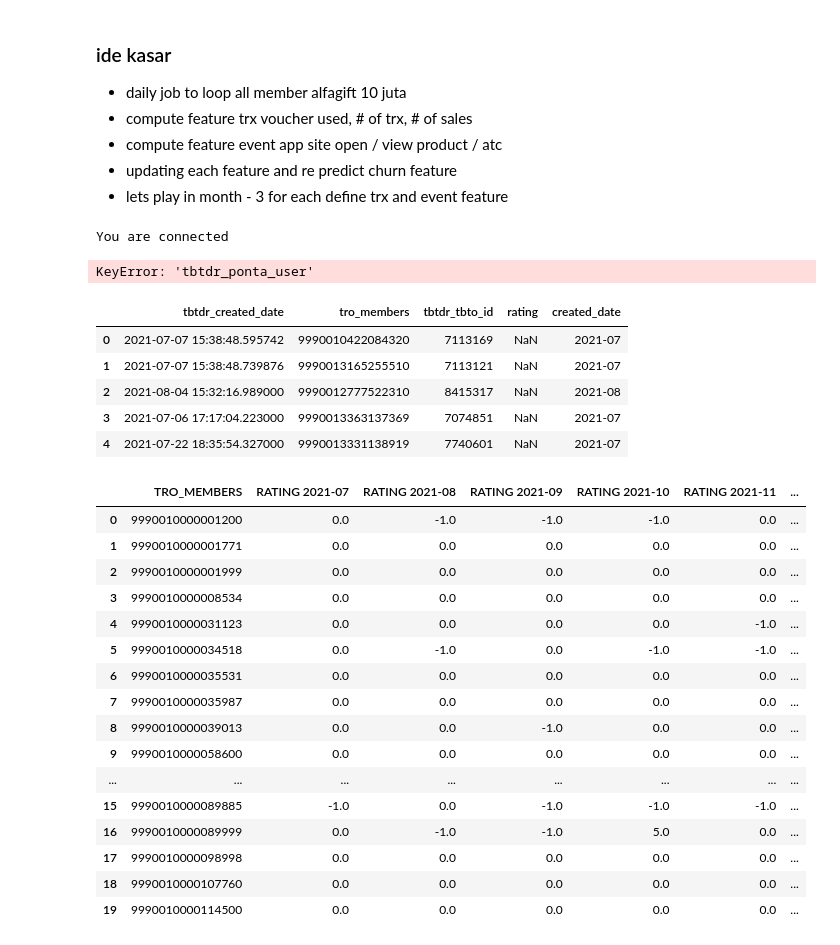
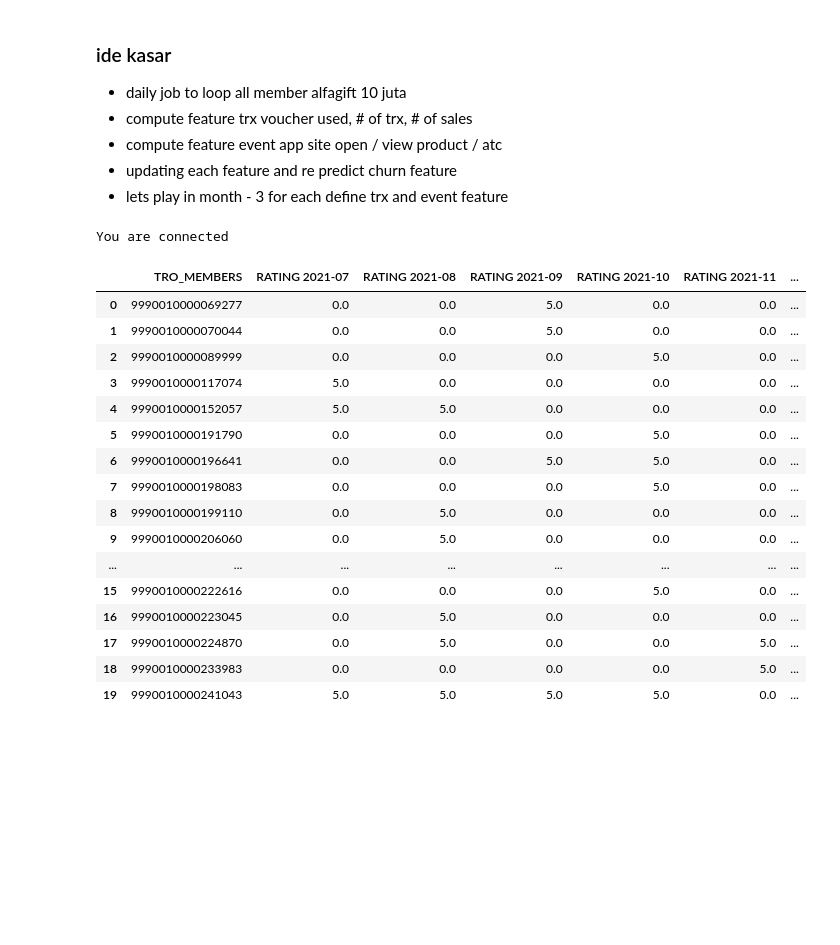
Before and after one commit to trisna26/alfagift_churn, a Jupyter notebook: explore.ipynb, the cells around one changed output. Cells and saved outputs as stored; diff of their text form; code cells hidden in the pictures; blank space fills up the shorter version.

```diff
--- a/explore.ipynb
+++ b/explore.ipynb
@@ -64,66 +64,57 @@ def split_label(list_label):
 # %%
 from datetime import datetime
 now = datetime.now()
 now_ = datetime(now.year, now.month, now.day)
-
+## 9990010000070044
+# sample with minus
 
 q = '''
 
 select
     ttdr.tbtdr_created_date,
     ttdr.tbtdr_ponta_user AS TRO_MEMBERS,
     ttdr.tbtdr_tbto_id,
     ttdr.tbtdr_rating AS rating
 from
     tb_transaction_delivery_rating ttdr
 where
     ttdr.tbtdr_created_date between '2021-07-01' and '{}'
+    and ttdr.tbtdr_rating > 0
 '''.format(now_)
 
 con, cur = ds_db.connect_prd_order_4()
 df_re = pd.read_sql(q, con)
 
 
 con.close()
+
+df_re['created_date'] = df_re['tbtdr_created_date'].dt.strftime('%Y-%m')
+df_re = df_re[df_re['tro_members'] != '']
+df_re_g = df_re.groupby(['tro_members','created_date']).agg({'rating':'mean'})
+
+df_re_g_u = df_re_g.unstack(level=1).fillna(0).reset_index()
+df_re_g_u.columns = [' '.join(col).strip().upper() for col in df_re_g_u.columns.values]
+
+df_re_g_u.head(20)
 # %% [output]
 You are connected
-KeyError: 'tbtdr_ponta_user'
+|  | TRO_MEMBERS | RATING 2021-07 | RATING 2021-08 | RATING 2021-09 | RATING 2021-10 | RATING 2021-11 | ... |
+| 0 | 9990010000069277 | 0.0 | 0.0 | 5.0 | 0.0 | 0.0 | ... |
+| 1 | 9990010000070044 | 0.0 | 0.0 | 5.0 | 0.0 | 0.0 | ... |
+| 2 | 9990010000089999 | 0.0 | 0.0 | 0.0 | 5.0 | 0.0 | ... |
+| 3 | 9990010000117074 | 5.0 | 0.0 | 0.0 | 0.0 | 0.0 | ... |
+| 4 | 9990010000152057 | 5.0 | 5.0 | 0.0 | 0.0 | 0.0 | ... |
+| 5 | 9990010000191790 | 0.0 | 0.0 | 0.0 | 5.0 | 0.0 | ... |
+| 6 | 9990010000196641 | 0.0 | 0.0 | 5.0 | 5.0 | 0.0 | ... |
+| 7 | 9990010000198083 | 0.0 | 0.0 | 0.0 | 5.0 | 0.0 | ... |
+| 8 | 9990010000199110 | 0.0 | 5.0 | 0.0 | 0.0 | 0.0 | ... |
+| 9 | 9990010000206060 | 0.0 | 5.0 | 0.0 | 0.0 | 0.0 | ... |
+| ... | ... | ... | ... | ... | ... | ... | ... |
+| 15 | 9990010000222616 | 0.0 | 0.0 | 0.0 | 5.0 | 0.0 | ... |
+| 16 | 9990010000223045 | 0.0 | 5.0 | 0.0 | 0.0 | 0.0 | ... |
+| 17 | 9990010000224870 | 0.0 | 5.0 | 0.0 | 0.0 | 5.0 | ... |
+| 18 | 9990010000233983 | 0.0 | 0.0 | 0.0 | 0.0 | 5.0 | ... |
+| 19 | 9990010000241043 | 5.0 | 5.0 | 5.0 | 5.0 | 0.0 | ... |
-# %%
-df_re.head()
-# %% [output]
-|  | tbtdr_created_date | tro_members | tbtdr_tbto_id | rating | created_date |
-| 0 | 2021-07-07 15:38:48.595742 | 9990010422084320 | 7113169 | NaN | 2021-07 |
-| 1 | 2021-07-07 15:38:48.739876 | 9990013165255510 | 7113121 | NaN | 2021-07 |
-| 2 | 2021-08-04 15:32:16.989000 | 9990012777522310 | 8415317 | NaN | 2021-08 |
-| 3 | 2021-07-06 17:17:04.223000 | 9990013363137369 | 7074851 | NaN | 2021-07 |
-| 4 | 2021-07-22 18:35:54.327000 | 9990013331138919 | 7740601 | NaN | 2021-07 |
-# %%
-df_re['created_date'] = df_re['tbtdr_created_date'].dt.strftime('%Y-%m')
-df_re = df_re[df_re['tro_members'] != '']
-df_re_g = df_re.groupby(['tro_members','created_date']).agg({'rating':'mean'})
-
-df_re_g_u = df_re_g.unstack(level=1).fillna(0).reset_index()
-df_re_g_u.columns = [' '.join(col).strip().upper() for col in df_re_g_u.columns.values]
-
-df_re_g_u.head(20)
-# %% [output]
-|  | TRO_MEMBERS | RATING 2021-07 | RATING 2021-08 | RATING 2021-09 | RATING 2021-10 | RATING 2021-11 | ... |
-| 0 | 9990010000001200 | 0.0 | -1.0 | -1.0 | -1.0 | 0.0 | ... |
-| 1 | 9990010000001771 | 0.0 | 0.0 | 0.0 | 0.0 | 0.0 | ... |
-| 2 | 9990010000001999 | 0.0 | 0.0 | 0.0 | 0.0 | 0.0 | ... |
-| 3 | 9990010000008534 | 0.0 | 0.0 | 0.0 | 0.0 | 0.0 | ... |
-| 4 | 9990010000031123 | 0.0 | 0.0 | 0.0 | 0.0 | -1.0 | ... |
-| 5 | 9990010000034518 | 0.0 | -1.0 | 0.0 | -1.0 | -1.0 | ... |
-| 6 | 9990010000035531 | 0.0 | 0.0 | 0.0 | 0.0 | 0.0 | ... |
-| 7 | 9990010000035987 | 0.0 | 0.0 | 0.0 | 0.0 | 0.0 | ... |
-| 8 | 9990010000039013 | 0.0 | 0.0 | -1.0 | 0.0 | 0.0 | ... |
-| 9 | 9990010000058600 | 0.0 | 0.0 | 0.0 | 0.0 | 0.0 | ... |
-| ... | ... | ... | ... | ... | ... | ... | ... |
-| 15 | 9990010000089885 | -1.0 | 0.0 | -1.0 | -1.0 | -1.0 | ... |
-| 16 | 9990010000089999 | 0.0 | -1.0 | -1.0 | 5.0 | 0.0 | ... |
-| 17 | 9990010000098998 | 0.0 | 0.0 | 0.0 | 0.0 | 0.0 | ... |
-| 18 | 9990010000107760 | 0.0 | 0.0 | 0.0 | 0.0 | 0.0 | ... |
-| 19 | 9990010000114500 | 0.0 | 0.0 | 0.0 | 0.0 | 0.0 | ... |
 # %%
 df_re_g_u.shape
 # %% [output]
```
Also changed, not shown: parts of 22 cells of this notebook.
